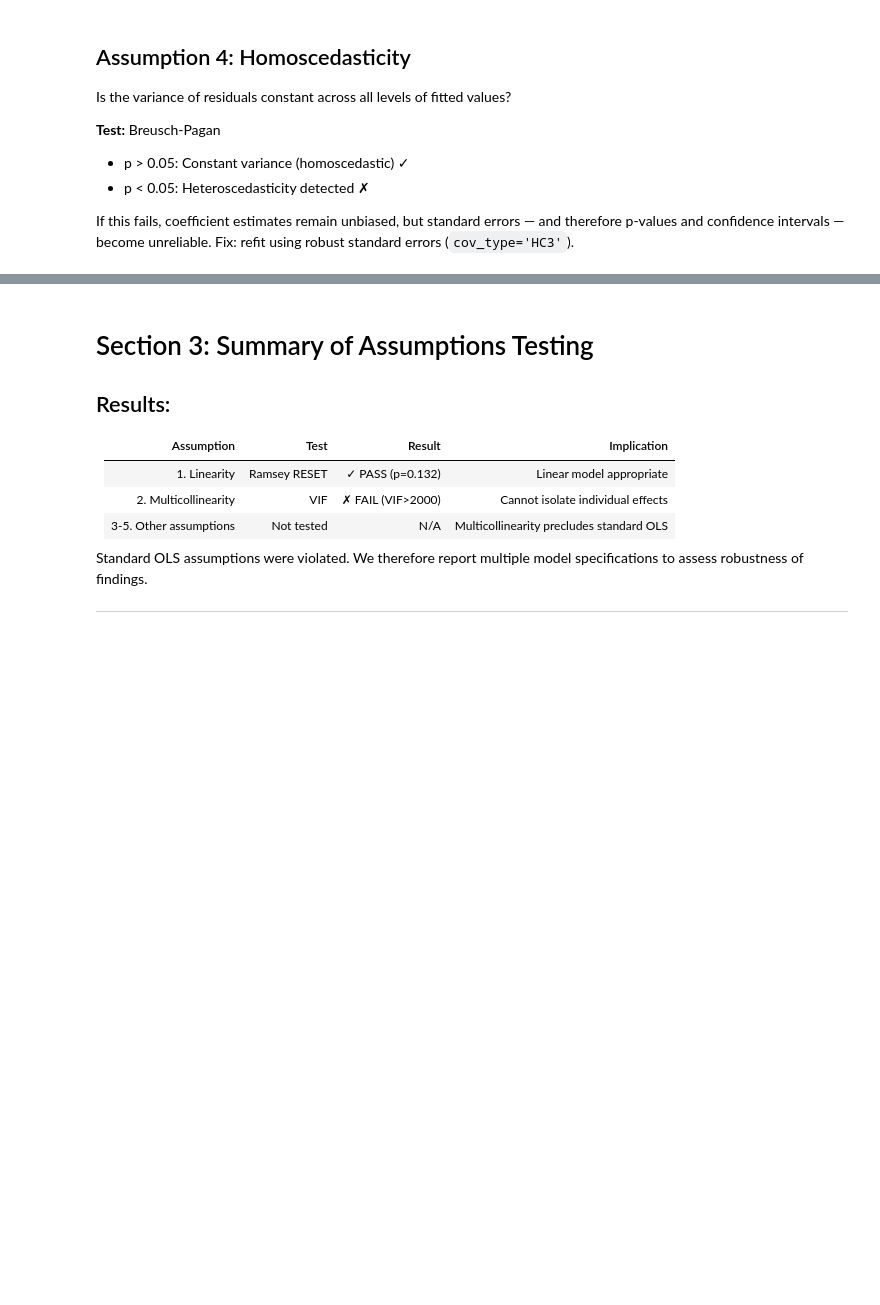
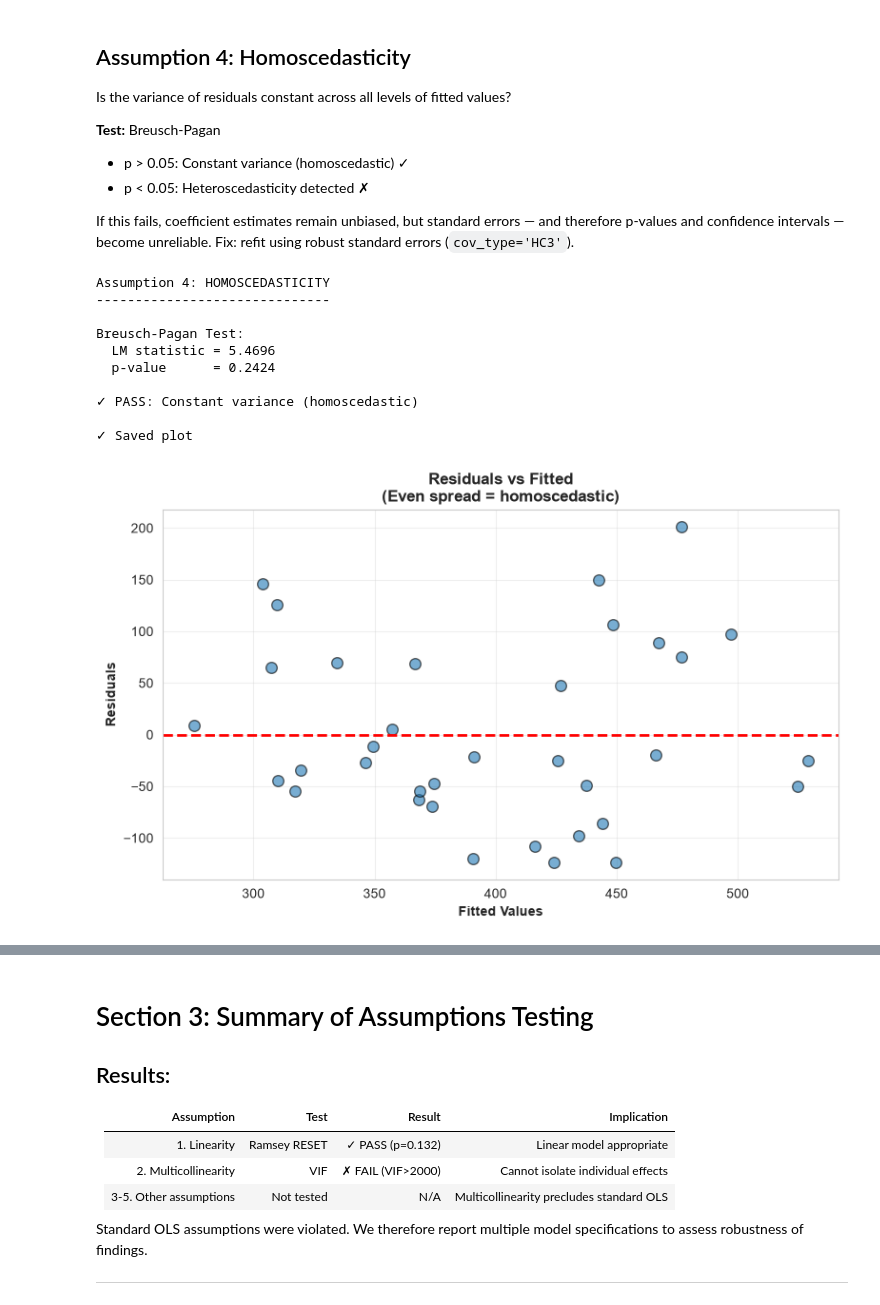
Before and after one commit to DoreenMolly/kenya-coffee-research, a Jupyter notebook: notebooks/data_analysis.ipynb, the cells around one changed output, grey strips where cells are left out. Drawn from its saved outputs; the diff is of its cells as text; code cells hidden in the pictures; blank space fills up the shorter version.

Commit message:
"Test for homoscedasticity"

```diff
--- a/notebooks/data_analysis.ipynb
+++ b/notebooks/data_analysis.ipynb
@@ -1216,3 +1216,42 @@ Is the variance of residuals constant across all levels of fitted values?
 - p < 0.05: Heteroscedasticity detected ✗
 
 If this fails, coefficient estimates remain unbiased, but standard errors — and therefore p-values and confidence intervals — become unreliable. Fix: refit using robust standard errors (`cov_type='HC3'`).
+# %%
+print("Assumption 4: HOMOSCEDASTICITY")
+print("-"*30)
+
+bp_stat, bp_p, _, _ = het_breuschpagan(residuals, model.model.exog)
+
+print(f"\nBreusch-Pagan Test:")
+print(f"  LM statistic = {bp_stat:.4f}")
+print(f"  p-value      = {bp_p:.4f}")
+
+if bp_p > 0.05:
+    print(f"\n✓ PASS: Constant variance (homoscedastic)")
+else:
+    print(f"\n✗ FAIL: Heteroscedasticity detected")
+
+fig, ax = plt.subplots(figsize=(8, 5))
+ax.scatter(fitted_values, residuals, alpha=0.6, s=70, edgecolors='black')
+ax.axhline(0, color='red', linestyle='--', linewidth=2)
+ax.set_xlabel('Fitted Values', fontweight='bold')
+ax.set_ylabel('Residuals', fontweight='bold')
+ax.set_title('Residuals vs Fitted\n(Even spread = homoscedastic)', fontweight='bold')
+ax.grid(True, alpha=0.3)
+plt.tight_layout()
+plt.savefig('/Users/dwanjiru/projects/kenya-coffee-research/reports/03_assumption4_homoscedasticity.png',
+            dpi=300, bbox_inches='tight')
+print("\n✓ Saved plot")
+plt.show()
+# %% [output]
+Assumption 4: HOMOSCEDASTICITY
+------------------------------
+
+Breusch-Pagan Test:
+  LM statistic = 5.4696
+  p-value      = 0.2424
+
+✓ PASS: Constant variance (homoscedastic)
+
+✓ Saved plot
+[figure, added]
```
Also changed, not shown: parts of 2 cells of this notebook, 1 other file.
